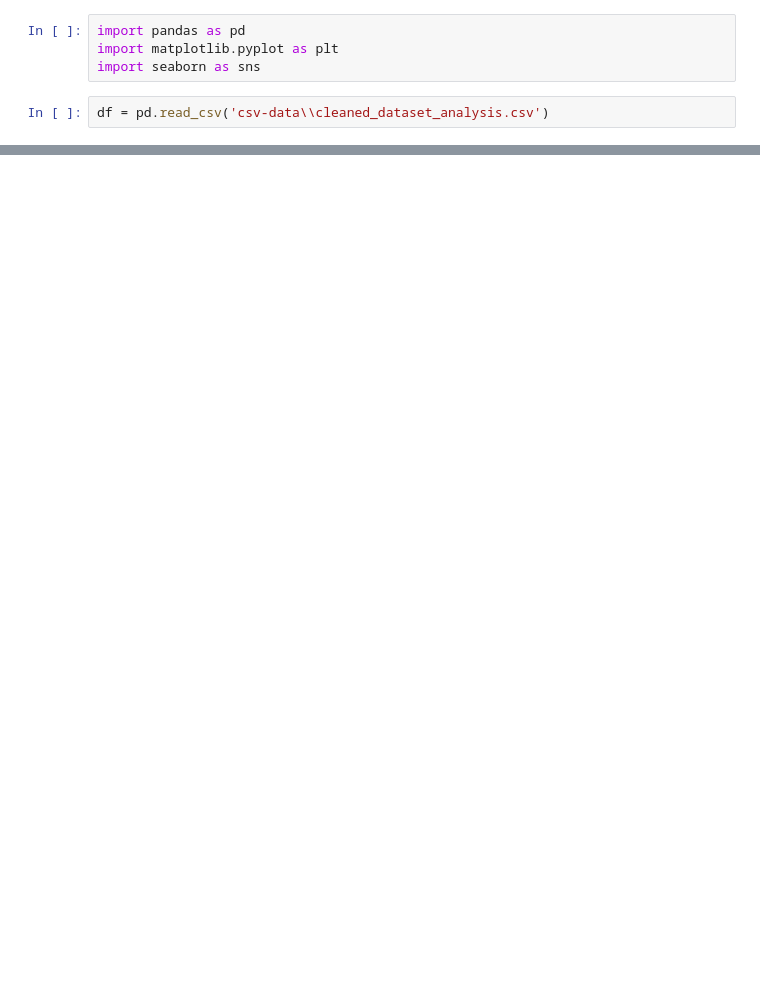
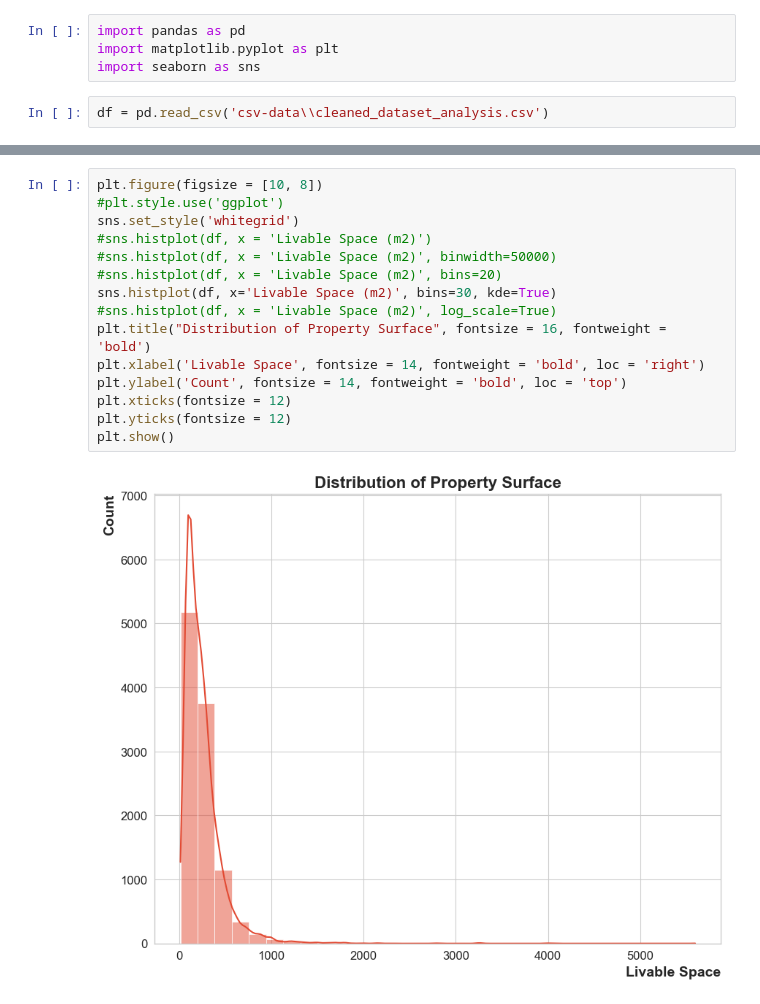
Before and after one commit to BeatrizJover/Data_analysis, a Jupyter notebook: charts.ipynb, the cells around one changed output, grey strips where cells are left out. Drawn from its saved outputs; the diff is of its cells as text; blank space fills up the shorter version.

```diff
--- a/charts.ipynb
+++ b/charts.ipynb
@@ -47,0 +80,17 @@ sns.catplot(data=df, x='Price', col='Province', kind='box', col_wrap=4)
+# %%
+plt.figure(figsize = [10, 8])
+#plt.style.use('ggplot')
+sns.set_style('whitegrid')
+#sns.histplot(df, x = 'Livable Space (m2)')
+#sns.histplot(df, x = 'Livable Space (m2)', binwidth=50000)
+#sns.histplot(df, x = 'Livable Space (m2)', bins=20)
+sns.histplot(df, x='Livable Space (m2)', bins=30, kde=True)
+#sns.histplot(df, x = 'Livable Space (m2)', log_scale=True)
+plt.title("Distribution of Property Surface", fontsize = 16, fontweight = 'bold')
+plt.xlabel('Livable Space', fontsize = 14, fontweight = 'bold', loc = 'right')
+plt.ylabel('Count', fontsize = 14, fontweight = 'bold', loc = 'top')
+plt.xticks(fontsize = 12)
+plt.yticks(fontsize = 12)
+plt.show()
+# %% [output]
+[figure, added]
```
Also changed, not shown: parts of 14 cells of this notebook, 2 other files.
